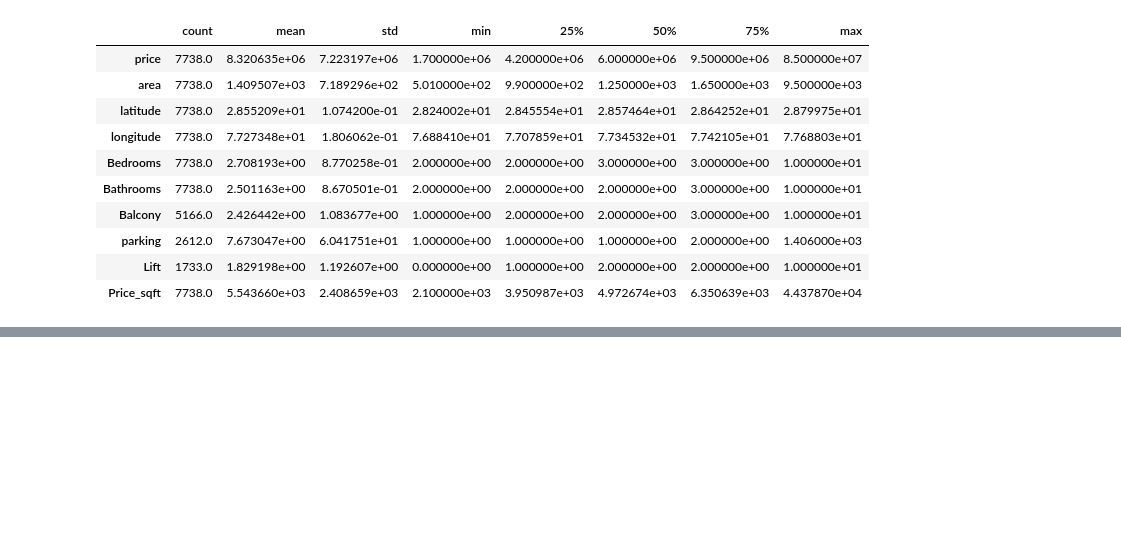
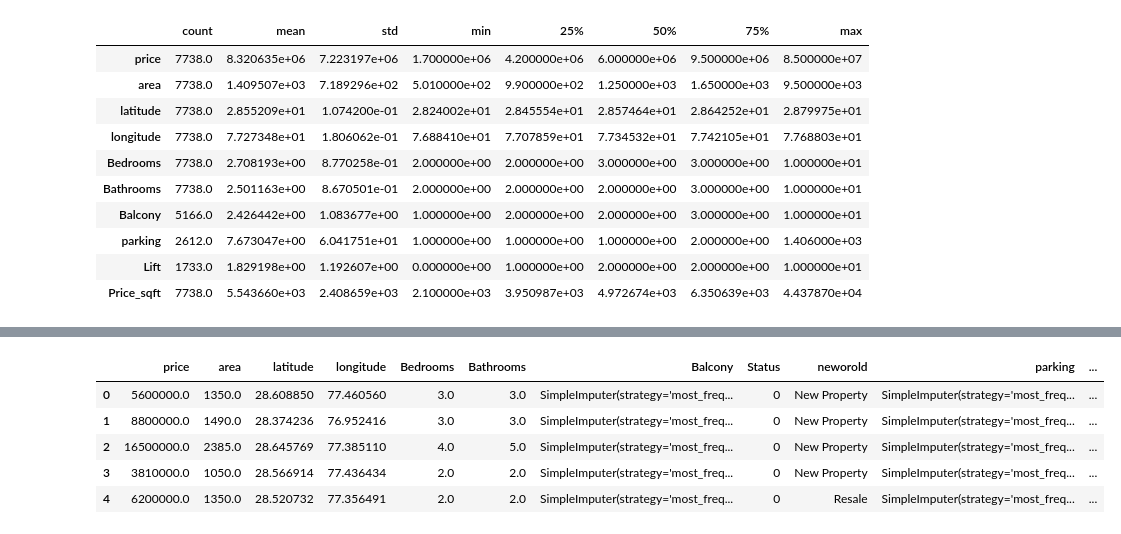
Before and after one commit to saptarshipal1/boston_house_pricing_regression, a Jupyter notebook: data/boston_housing_price.ipynb, the cells around one changed output, grey strips where cells are left out. Saved outputs shown, nothing was run; the diff lists cells and outputs as text; code cells hidden in the pictures; blank space fills up the shorter version.

```diff
--- a/data/boston_housing_price.ipynb
+++ b/data/boston_housing_price.ipynb
@@ -178,0 +153,14 @@ dtype: int64
+# %%
+encoder1 = LabelEncoder()
+columns1 = ['Status','neworold','Furnished_status','type_of_building']
+
+data['Status'] = encoder1.fit_transform(data['Status'])
+
+data.head()
+# %% [output]
+|  | price | area | latitude | longitude | Bedrooms | Bathrooms | Balcony | Status | neworold | parking | ... |
+| 0 | 5600000.0 | 1350.0 | 28.608850 | 77.460560 | 3.0 | 3.0 | SimpleImputer(strategy='most_freq... | 0 | New Property | SimpleImputer(strategy='most_freq... | ... |
+| 1 | 8800000.0 | 1490.0 | 28.374236 | 76.952416 | 3.0 | 3.0 | SimpleImputer(strategy='most_freq... | 0 | New Property | SimpleImputer(strategy='most_freq... | ... |
+| 2 | 16500000.0 | 2385.0 | 28.645769 | 77.385110 | 4.0 | 5.0 | SimpleImputer(strategy='most_freq... | 0 | New Property | SimpleImputer(strategy='most_freq... | ... |
+| 3 | 3810000.0 | 1050.0 | 28.566914 | 77.436434 | 2.0 | 2.0 | SimpleImputer(strategy='most_freq... | 0 | New Property | SimpleImputer(strategy='most_freq... | ... |
+| 4 | 6200000.0 | 1350.0 | 28.520732 | 77.356491 | 2.0 | 2.0 | SimpleImputer(strategy='most_freq... | 0 | Resale | SimpleImputer(strategy='most_freq... | ... |
```
Also changed, not shown: parts of 21 cells of this notebook.
